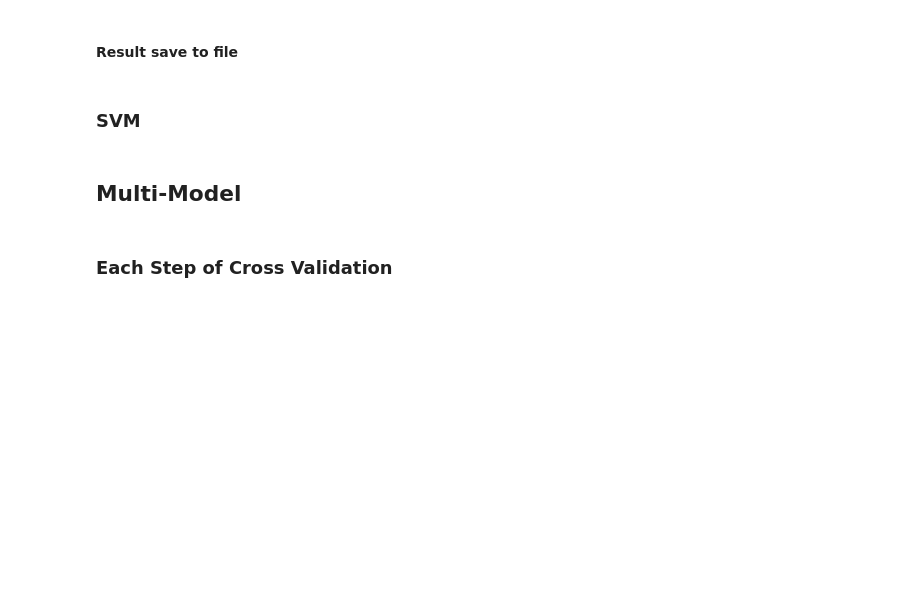
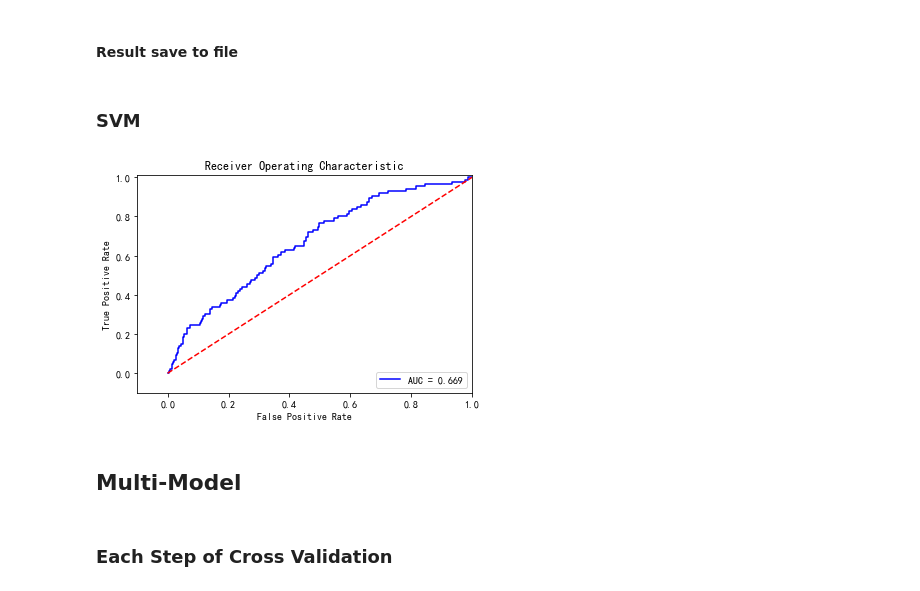
Before and after one commit to thinksee/Learning-Kaggle-with-Python, a Jupyter notebook: rs6-attrition-predict/StackingSampling.ipynb, the cells around one changed output. Saved outputs shown, nothing was run; the diff lists cells and outputs as text; code cells hidden in the pictures; blank space fills up the shorter version.

```diff
--- a/rs6-attrition-predict/StackingSampling.ipynb
+++ b/rs6-attrition-predict/StackingSampling.ipynb
@@ -521,12 +703,9 @@ test_ex = extract_features(test, False)
 ### xgboost
 # %% [markdown]
 #### Define model input and target
-# %%
-target = 'Attrition'  # model target (y)
-features = [x for x in train_ex.columns if x not in ['Attrition', 'uesr_id', 'user_id']]  # delete invaild features / model input
 # %%
-train_x = train_ex[features]
-train_y = train_ex[target]
+train_x = train_ex
+train_y = target
 # %% [markdown]
 #### Split train and test set
 - The ratio of train set to test set maybe change the final score`
@@ -536,11 +715,11 @@ X_train, X_test, y_train, y_test = train_test_split(train_x, train_y, test_size=
 #### Importance Feature Selector
 - Don't need to select some importance features from raw featrues, because before selecting the score is $0.85$, and after selecting the score is $0.77$.
 # %%
-# clf = ExtraTreesClassifier(random_state=2020)
-# selector = clf.fit(X_train, y_train)
+clf = ExtraTreesClassifier(random_state=2020)
+selector = clf.fit(X_train, y_train)
 # %%
-# fs = SelectFromModel(selector, prefit=True)  # select feature from model
+fs = SelectFromModel(selector, prefit=True)  # select feature from model
 
-# X_train = fs.transform(X_train)
-# X_test = fs.transform(X_test)
-# test = fs.transform(test_ex[features])
+X_train = fs.transform(X_train)
+X_test = fs.transform(X_test)
+test = fs.transform(test_ex)
@@ -605,7 +803,9 @@ classifier = OneVsRestClassifier(svm.SVC(kernel='linear', probability=True, rand
 # X_train, X_test, y_train, y_test
 y_score = classifier.fit(X_train, y_train).decision_function(X_test)
 # %%
-plt_roc_curve(y_test, y_score)
+plot_roc_curve(y_test, y_score)
+# %% [output]
+[figure, added]
 # %% [markdown]
 ## Multi-Model
 # %%
```
Also changed, not shown: parts of 40 cells of this notebook, 17 other files.
